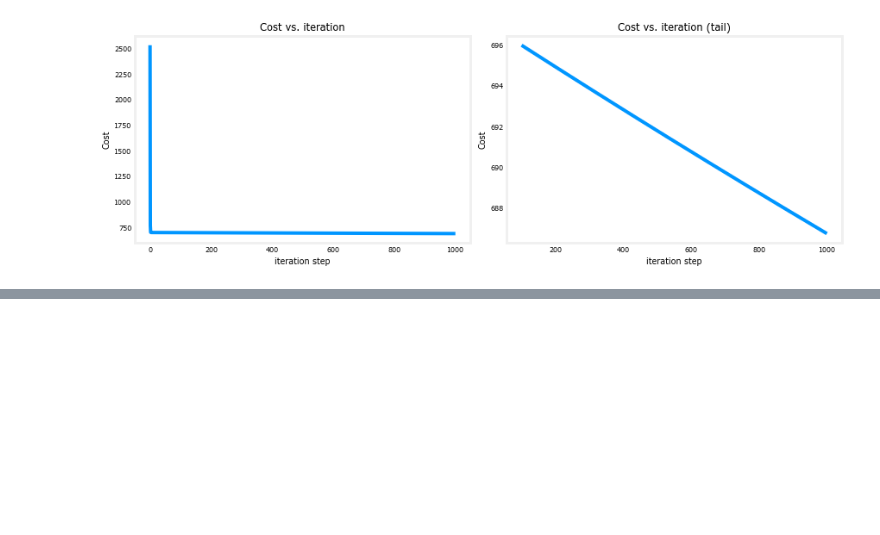
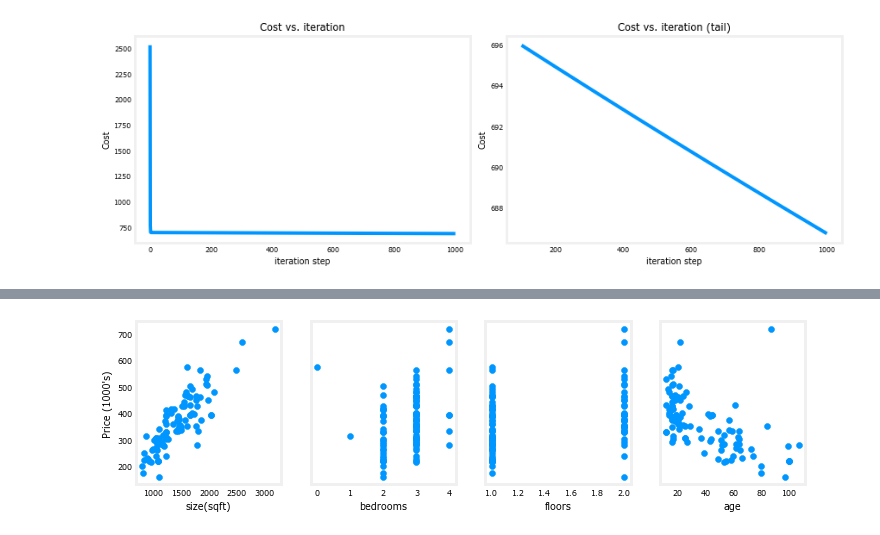
Before and after one commit to imaxfp/edu_machine_learning, a Jupyter notebook: src/supervised_ml_regression_and_classification/week2.ipynb, the cells around one changed output, grey strips where cells are left out. Drawn from its saved outputs; the diff is of its cells as text; code cells hidden in the pictures; blank space fills up the shorter version.

```diff
--- a/src/supervised_ml_regression_and_classification/week2.ipynb
+++ b/src/supervised_ml_regression_and_classification/week2.ipynb
@@ -655,0 +699,22 @@ Concretely, if you plot the cost for a number of iterations and notice that the
+# %%
+import numpy as np
+import matplotlib.pyplot as plt
+from lab_utils_multi import  load_house_data, run_gradient_descent
+from lab_utils_multi import  norm_plot, plt_equal_scale, plot_cost_i_w
+from lab_utils_common import dlc
+np.set_printoptions(precision=2)
+plt.style.use('./deeplearning.mplstyle')
+
+# load the dataset
+X_train, y_train = load_house_data()
+X_features = ['size(sqft)','bedrooms','floors','age']
+
+# Let's view the dataset and its features by plotting each feature versus price.
+fig,ax=plt.subplots(1, 4, figsize=(12, 3), sharey=True)
+for i in range(len(ax)):
+    ax[i].scatter(X_train[:,i],y_train)
+    ax[i].set_xlabel(X_features[i])
+ax[0].set_ylabel("Price (1000's)")
+plt.show()
+# %% [output]
+[figure, added]
```
Also changed, not shown: parts of 30 cells of this notebook, 12 other files.
